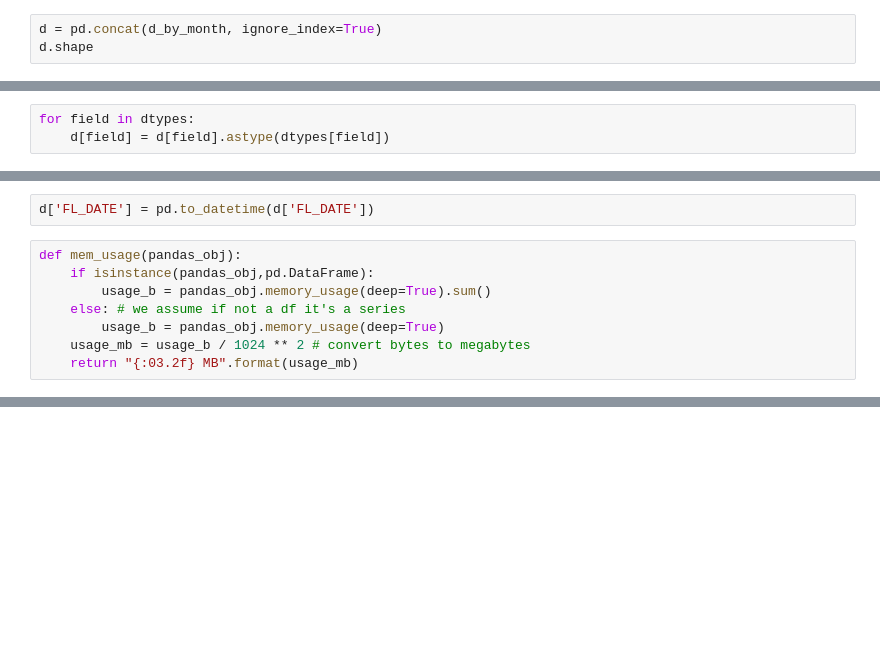
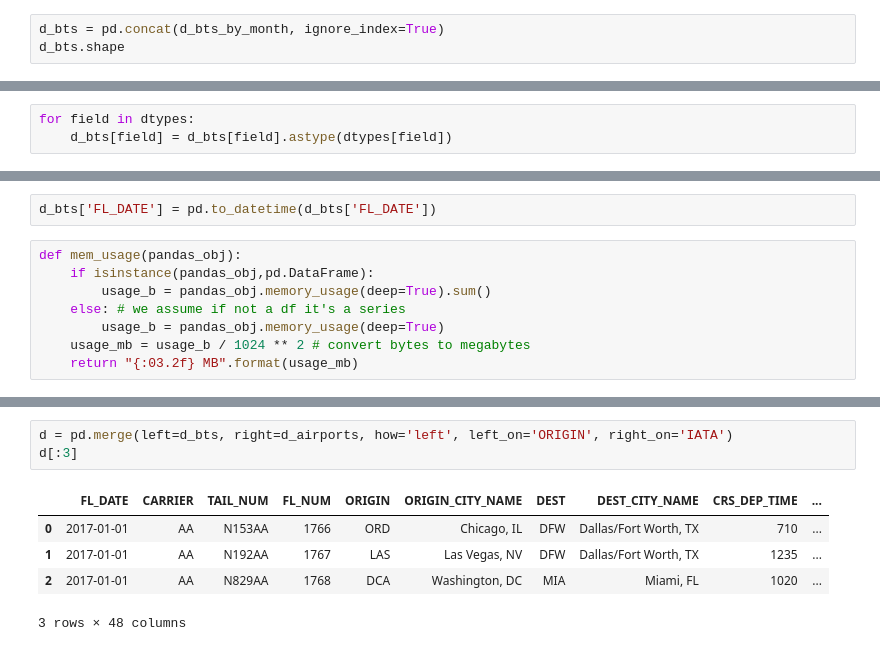
Before and after one commit to aenfield/bonvoyage, a Jupyter notebook: notebooks/CombineAndAugmentBTSData.ipynb, the cells around one changed output, grey strips where cells are left out. Cells and saved outputs as stored; diff of their text form; blank space fills up the shorter version.

```diff
--- a/notebooks/CombineAndAugmentBTSData.ipynb
+++ b/notebooks/CombineAndAugmentBTSData.ipynb
@@ -42,19 +42,19 @@ for idx, d_month in enumerate(d_by_month):
 10 (454162, 34)
 11 (464205, 34)
 # %%
-d = pd.concat(d_by_month, ignore_index=True)
-d.shape
+d_bts = pd.concat(d_bts_by_month, ignore_index=True)
+d_bts.shape
 # %% [output]
 (5674621, 34)
 # %% [markdown]
 Even if we read the data individually as categories, we don't retain that type after the concat for every field (probably because the fields have different unique values). We can get back to the categorical type, and a smaller dataframe, by reapplying the type.
 # %%
 for field in dtypes:
-    d[field] = d[field].astype(dtypes[field])
+    d_bts[field] = d_bts[field].astype(dtypes[field])
 # %% [markdown]
 And we'll get a datetime too.
 # %%
-d['FL_DATE'] = pd.to_datetime(d['FL_DATE'])
+d_bts['FL_DATE'] = pd.to_datetime(d_bts['FL_DATE'])
 # %%
 def mem_usage(pandas_obj):
     if isinstance(pandas_obj,pd.DataFrame):
@@ -65,0 +129,9 @@ def mem_usage(pandas_obj):
+# %%
+d = pd.merge(left=d_bts, right=d_airports, how='left', left_on='ORIGIN', right_on='IATA')
+d[:3]
+# %% [output]
+|  | FL_DATE | CARRIER | TAIL_NUM | FL_NUM | ORIGIN | ORIGIN_CITY_NAME | DEST | DEST_CITY_NAME | CRS_DEP_TIME | ... |
+| 0 | 2017-01-01 | AA | N153AA | 1766 | ORD | Chicago, IL | DFW | Dallas/Fort Worth, TX | 710 | ... |
+| 1 | 2017-01-01 | AA | N192AA | 1767 | LAS | Las Vegas, NV | DFW | Dallas/Fort Worth, TX | 1235 | ... |
+| 2 | 2017-01-01 | AA | N829AA | 1768 | DCA | Washington, DC | MIA | Miami, FL | 1020 | ... |
+3 rows × 48 columns
```
Also changed, not shown: parts of 24 cells of this notebook, 2 other files.
